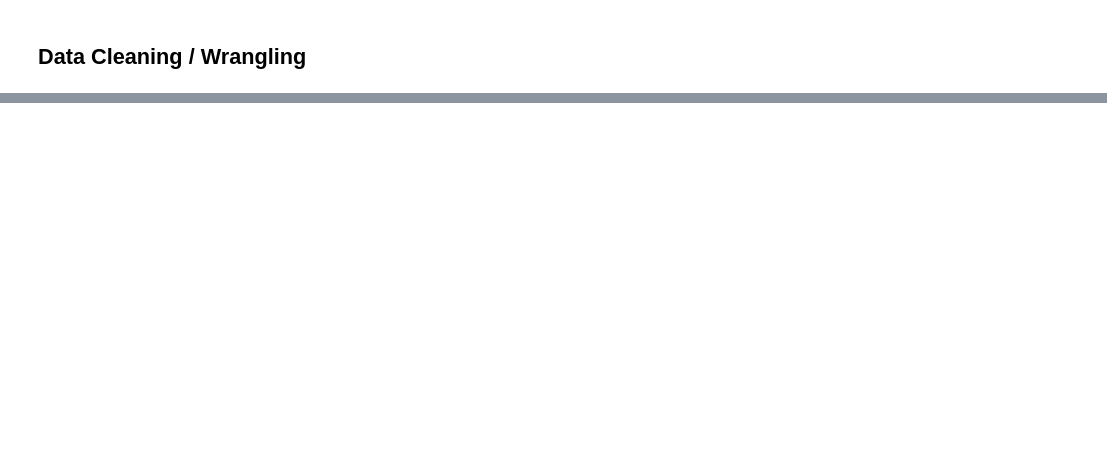
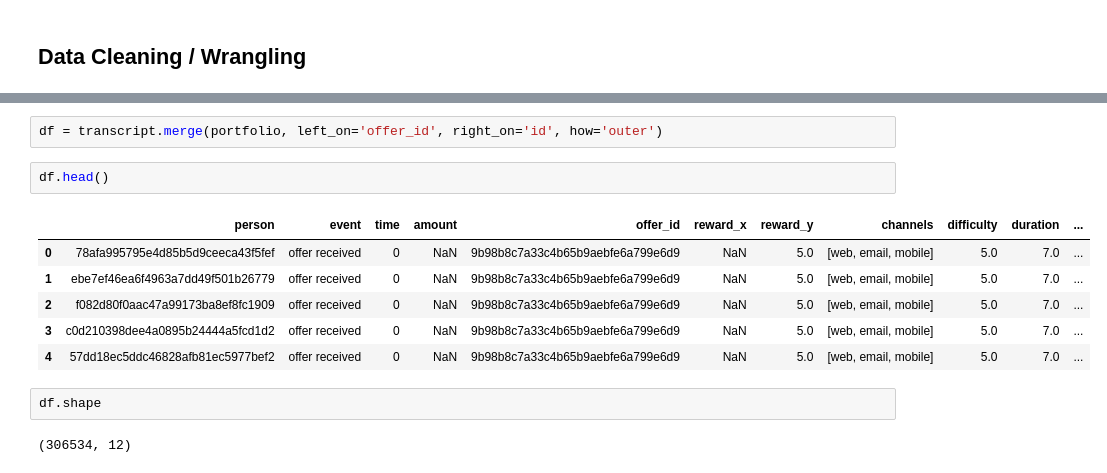
Before and after one commit to Ramshah1/Starbucks-Offers-Analysis, a Jupyter notebook: Starbucks_Capstone_notebook.ipynb, the cells around one changed output, grey strips where cells are left out. Cells and saved outputs as stored; diff of their text form; blank space fills up the shorter version.

```diff
--- a/Starbucks_Capstone_notebook.ipynb
+++ b/Starbucks_Capstone_notebook.ipynb
@@ -334,0 +483,15 @@ Let's start with converting the **became_member_on** column to datetime.
+# %%
+df = transcript.merge(portfolio, left_on='offer_id', right_on='id', how='outer')
+# %%
+df.head()
+# %% [output]
+|  | person | event | time | amount | offer_id | reward_x | reward_y | channels | difficulty | duration | ... |
+| 0 | 78afa995795e4d85b5d9ceeca43f5fef | offer received | 0 | NaN | 9b98b8c7a33c4b65b9aebfe6a799e6d9 | NaN | 5.0 | [web, email, mobile] | 5.0 | 7.0 | ... |
+| 1 | ebe7ef46ea6f4963a7dd49f501b26779 | offer received | 0 | NaN | 9b98b8c7a33c4b65b9aebfe6a799e6d9 | NaN | 5.0 | [web, email, mobile] | 5.0 | 7.0 | ... |
+| 2 | f082d80f0aac47a99173ba8ef8fc1909 | offer received | 0 | NaN | 9b98b8c7a33c4b65b9aebfe6a799e6d9 | NaN | 5.0 | [web, email, mobile] | 5.0 | 7.0 | ... |
+| 3 | c0d210398dee4a0895b24444a5fcd1d2 | offer received | 0 | NaN | 9b98b8c7a33c4b65b9aebfe6a799e6d9 | NaN | 5.0 | [web, email, mobile] | 5.0 | 7.0 | ... |
+| 4 | 57dd18ec5ddc46828afb81ec5977bef2 | offer received | 0 | NaN | 9b98b8c7a33c4b65b9aebfe6a799e6d9 | NaN | 5.0 | [web, email, mobile] | 5.0 | 7.0 | ... |
+# %%
+df.shape
+# %% [output]
+(306534, 12)
```
Also changed, not shown: parts of 23 cells of this notebook.
